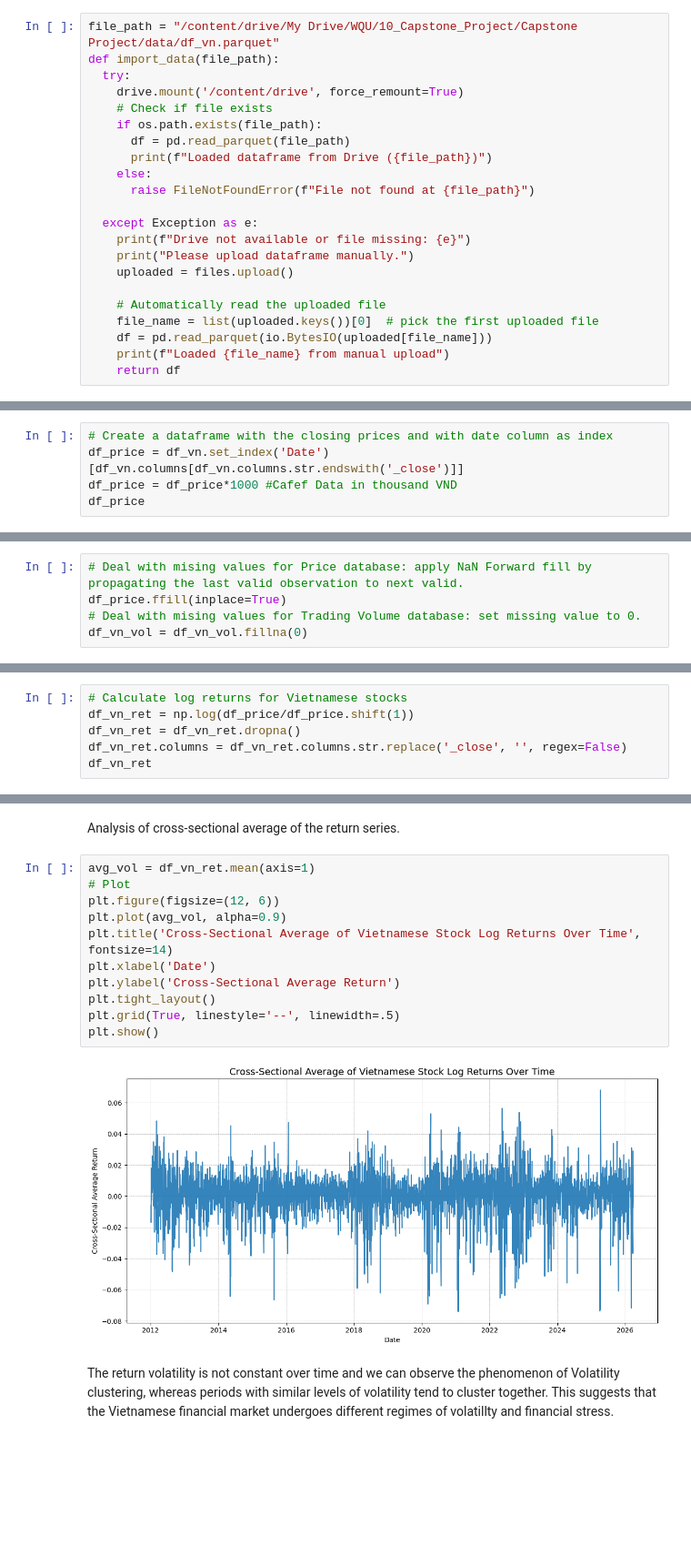
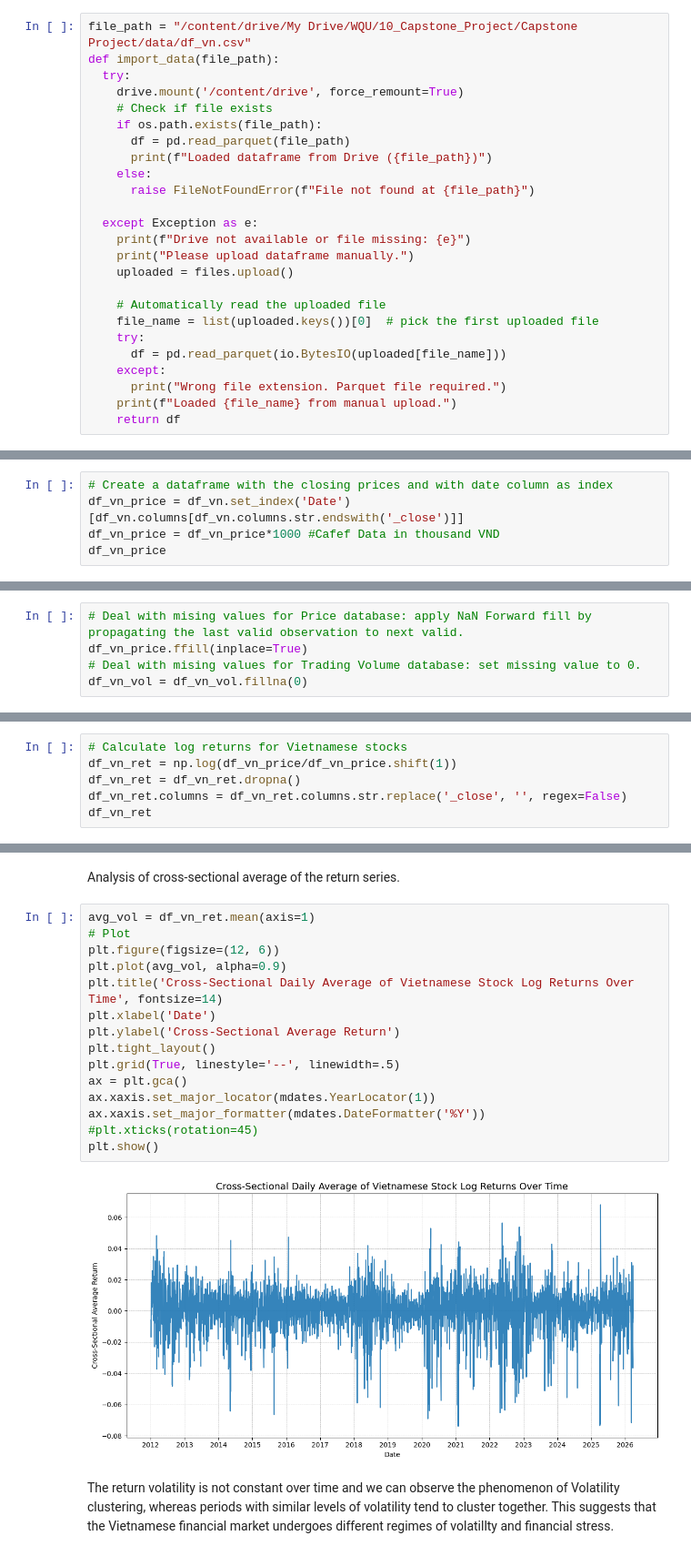
Before and after one commit to SebastianoDenegri/vietnam-systemic-risk-index, a Jupyter notebook: A_Systemic_Risk_Framework_for_the_Vietnamese_Market_a_Composite_Risk_Index_and_Financial_Stress_Prediction.ipynb, the cells around one changed output, grey strips where cells are left out. Shown at 91% size. Drawn from its saved outputs; the diff is of its cells as text; blank space fills up the shorter version.

```diff
--- a/A_Systemic_Risk_Framework_for_the_Vietnamese_Market_a_Composite_Risk_Index_and_Financial_Stress_Prediction.ipynb
+++ b/A_Systemic_Risk_Framework_for_the_Vietnamese_Market_a_Composite_Risk_Index_and_Financial_Stress_Prediction.ipynb
@@ -211,5 +212,5 @@ Import the dataframe to the notebook.
 # %%
-file_path = "/content/drive/My Drive/WQU/10_Capstone_Project/Capstone Project/data/df_vn.parquet"
+file_path = "/content/drive/My Drive/WQU/10_Capstone_Project/Capstone Project/data/df_vn.csv"
 def import_data(file_path):
   try:
     drive.mount('/content/drive', force_remount=True)
@@ -227,8 +228,11 @@ def import_data(file_path):
 
     # Automatically read the uploaded file
     file_name = list(uploaded.keys())[0]  # pick the first uploaded file
-    df = pd.read_parquet(io.BytesIO(uploaded[file_name]))
-    print(f"Loaded {file_name} from manual upload")
+    try:
+      df = pd.read_parquet(io.BytesIO(uploaded[file_name]))
+    except:
+      print("Wrong file extension. Parquet file required.")
+    print(f"Loaded {file_name} from manual upload.")
     return df
 # %%
 df_vn = import_data(file_path)
@@ -372,9 +379,9 @@ From the dataframe with the Vietnamese equity data, we build 2 separate datasets
 - Daily trading volumes (amount of shares)
 # %%
 # Create a dataframe with the closing prices and with date column as index
-df_price = df_vn.set_index('Date')[df_vn.columns[df_vn.columns.str.endswith('_close')]]
-df_price = df_price*1000 #Cafef Data in thousand VND
-df_price
+df_vn_price = df_vn.set_index('Date')[df_vn.columns[df_vn.columns.str.endswith('_close')]]
+df_vn_price = df_vn_price*1000 #Cafef Data in thousand VND
+df_vn_price
 # %% [output]
 |  | NT2_close | PVT_close | PVS_close | PVD_close | REE_close | MBB_close | CTG_close | ACB_close | SHB_close | ... |
 | Date |  |  |  |  |  |  |  |  |  | ... |
@@ -446,7 +453,7 @@ We use 2 approaches for handling missing data:
 - Trading Volume database: set missing value to 0 (no trading occurred on a day the trading volume is missing).
 # %%
 # Deal with mising values for Price database: apply NaN Forward fill by propagating the last valid observation to next valid.
-df_price.ffill(inplace=True)
+df_vn_price.ffill(inplace=True)
 # Deal with mising values for Trading Volume database: set missing value to 0.
 df_vn_vol = df_vn_vol.fillna(0)
 # %% [markdown]
@@ -455,6 +462,6 @@ $ret_{t} = ln(\frac{P_{t}}{P_{t-1}})$
 # %%
 # Calculate log returns for Vietnamese stocks
-df_vn_ret = np.log(df_price/df_price.shift(1))
+df_vn_ret = np.log(df_vn_price/df_vn_price.shift(1))
 df_vn_ret = df_vn_ret.dropna()
 df_vn_ret.columns = df_vn_ret.columns.str.replace('_close', '', regex=False)
 df_vn_ret
@@ -540,16 +547,20 @@ Analysis of cross-sectional average of the return series.
 # %%
 avg_vol = df_vn_ret.mean(axis=1)
 # Plot
 plt.figure(figsize=(12, 6))
 plt.plot(avg_vol, alpha=0.9)
-plt.title('Cross-Sectional Average of Vietnamese Stock Log Returns Over Time', fontsize=14)
+plt.title('Cross-Sectional Daily Average of Vietnamese Stock Log Returns Over Time', fontsize=14)
 plt.xlabel('Date')
 plt.ylabel('Cross-Sectional Average Return')
 plt.tight_layout()
 plt.grid(True, linestyle='--', linewidth=.5)
+ax = plt.gca()
+ax.xaxis.set_major_locator(mdates.YearLocator(1))
+ax.xaxis.set_major_formatter(mdates.DateFormatter('%Y'))
+#plt.xticks(rotation=45)
 plt.show()
 # %% [output]
-[figure, old version]
+[figure, new version]
 # %% [markdown]
 The return volatility is not constant over time and we can observe the phenomenon of Volatility clustering, whereas periods with similar levels of volatility tend to cluster together. This suggests that the Vietnamese financial market undergoes different regimes of volatillty and financial stress.
 # %% [markdown]
```
Also changed, not shown: parts of 50 cells of this notebook.
